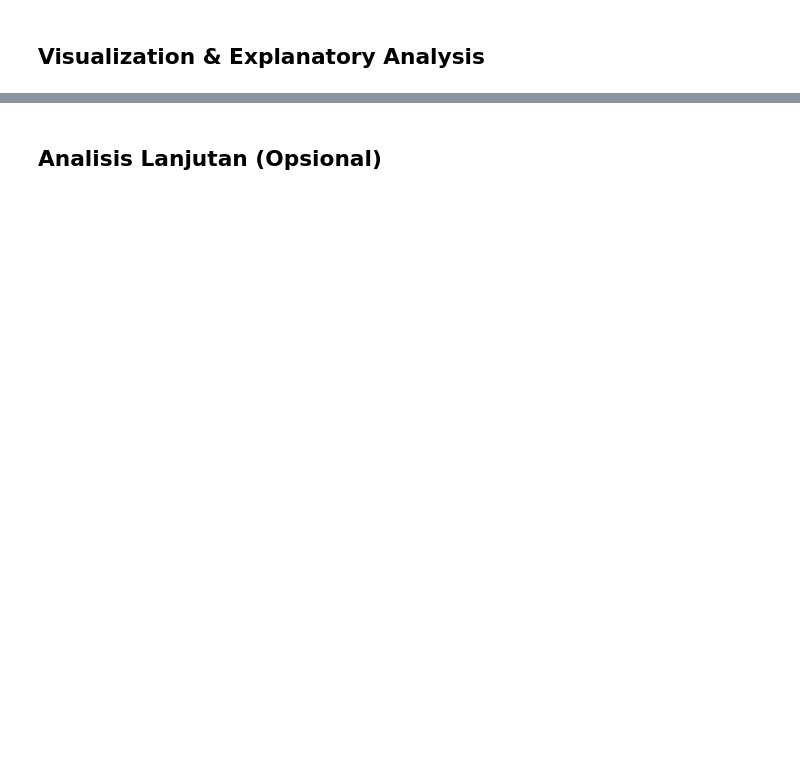
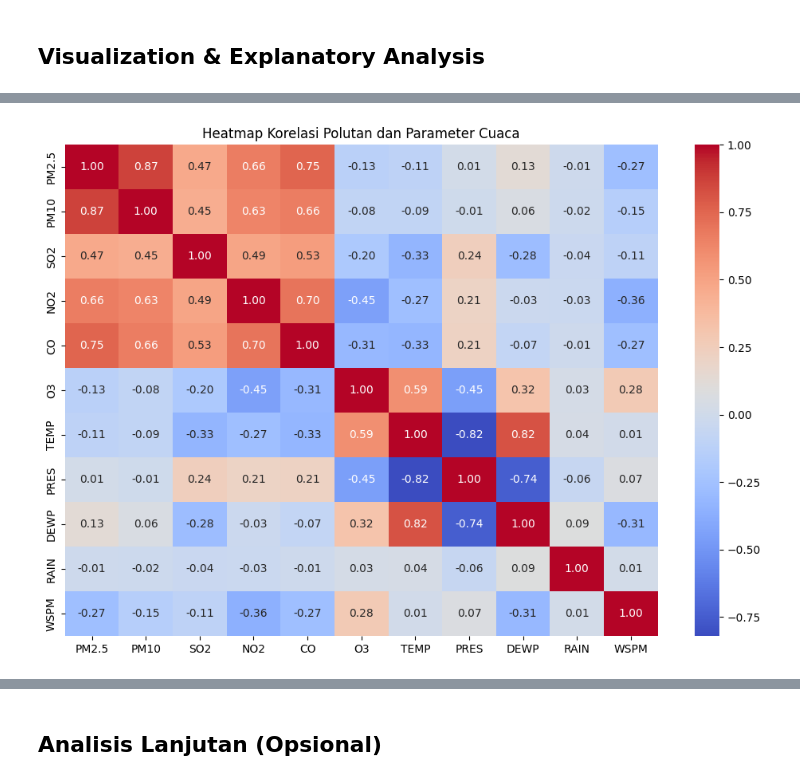
Before and after one commit to LuciferLovesMe/submission-data-analysis, a Jupyter notebook: Proyek_Analisis_Data.ipynb, the cells around one changed output, grey strips where cells are left out. Cells and saved outputs as stored; diff of their text form; code cells hidden in the pictures; blank space fills up the shorter version.

```diff
--- a/Proyek_Analisis_Data.ipynb
+++ b/Proyek_Analisis_Data.ipynb
@@ -452,0 +559,15 @@ Jumlah duplikasi data pada dataframe Dingling:  0
+# %%
+# Menghitung korelasi antar polutan dengan parameter cuaca
+correlation = all_df[["PM2.5", "PM10", "SO2", "NO2", "CO", "O3", "TEMP", "PRES", "DEWP", "RAIN", "WSPM"]].corr()
+# %%
+# Buat heatmap untuk visualisasi korelasi
+
+plt.figure(figsize=(12, 8))
+sns.heatmap(correlation, annot=True, fmt='.2f', cmap="coolwarm")
+plt.title("Heatmap Korelasi Polutan dan Parameter Cuaca")
+plt.show()
+
+# Menampilkan korelasi
+correlation
+# %% [output]
+[figure, added]
```
Also changed, not shown: parts of 18 cells of this notebook, 1 other file.
